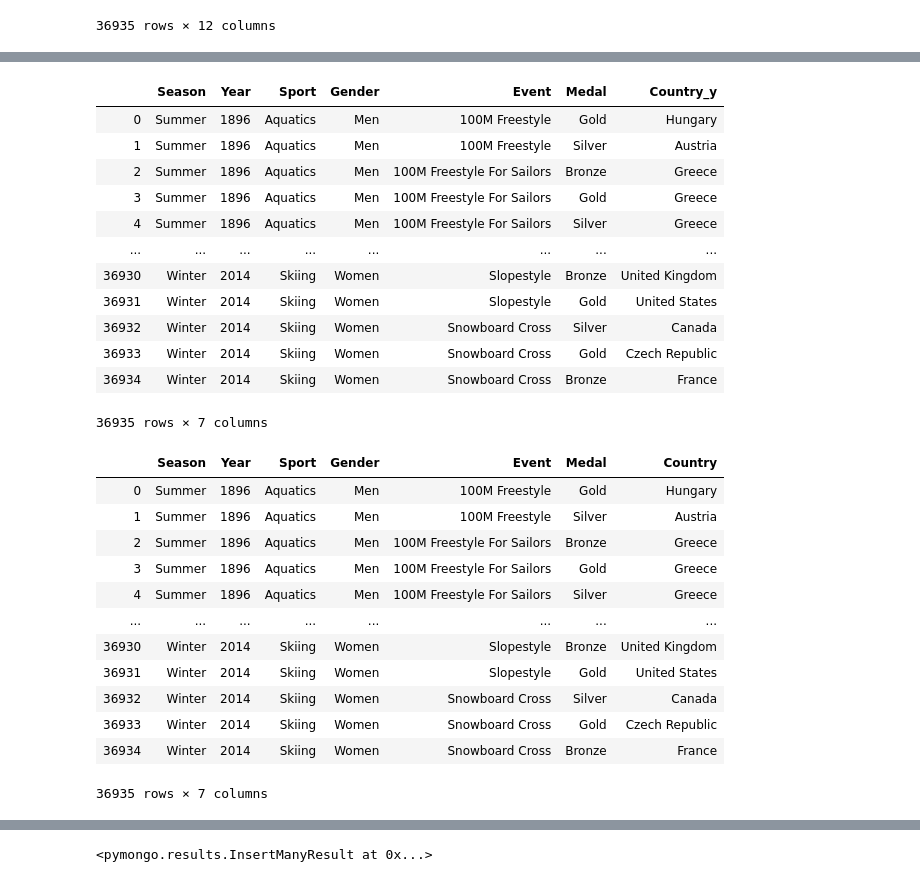
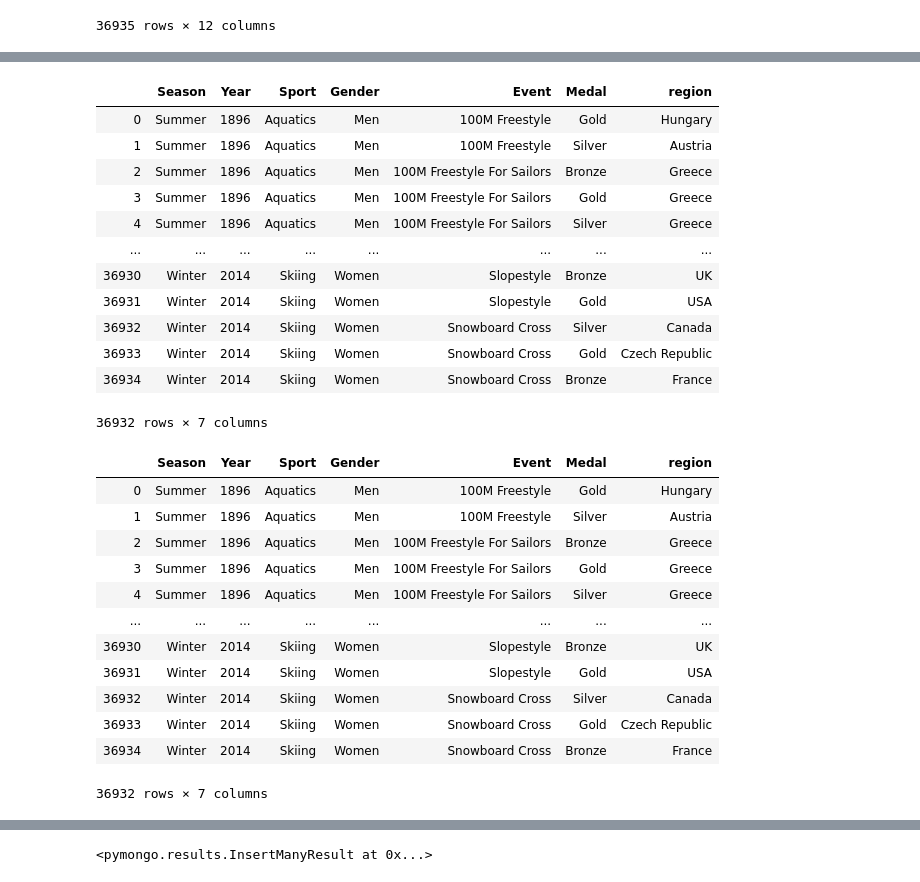
Before and after one commit to CD-JCaro/Olympic-Medal-Dashboard, a Jupyter notebook: Olympic_Sports_and_Medal.ipynb, the cells around one changed output, grey strips where cells are left out. Cells and saved outputs as stored; diff of their text form; code cells hidden in the pictures.

```diff
--- a/Olympic_Sports_and_Medal.ipynb
+++ b/Olympic_Sports_and_Medal.ipynb
@@ -80,0 +187,4 @@ merged_summer_winter_dictionary_data
+# %%
+# Append noc_additional_data to noc_region_data dataframe
+new_noc_regions_data = noc_regions_data.append(noc_additional_data, ignore_index=True)
+new_noc_regions_data
@@ -80,0 +205,3 @@ merged_summer_winter_dictionary_data
+# %%
+merged_summer_winter_noc_regions_data = pd.merge(summer_winter_data, new_noc_regions_data[['NOC', 'region']], how='left', left_on='Country', right_on='NOC')
+merged_summer_winter_noc_regions_data
@@ -80,0 +248,3 @@ merged_summer_winter_dictionary_data
+# %%
+#Update verified country data for athlete
+merged_summer_winter_noc_regions_data.at[31110,'region'] = 'Russia'
@@ -80,0 +258,3 @@ merged_summer_winter_dictionary_data
+# %%
+#Drop rows with athletes pending medals
+merged_summer_winter_noc_regions_data = merged_summer_winter_noc_regions_data.dropna(subset=['region'])
@@ -81,36 +278,36 @@ merged_summer_winter_dictionary_data
 # %%
 # Remove non-essential columns
-column_modification = merged_summer_winter_dictionary_data.drop(columns=['City', 'Discipline', 'Athlete',	'Country_x', 'Code'])
+column_modification = merged_summer_winter_noc_regions_data.drop(columns=['City', 'Discipline', 'Athlete', 'Country', 'NOC'])
 column_modification
 # %% [output]
-|  | Season | Year | Sport | Gender | Event | Medal | Country_y |
+|  | Season | Year | Sport | Gender | Event | Medal | region |
 | 0 | Summer | 1896 | Aquatics | Men | 100M Freestyle | Gold | Hungary |
 | 1 | Summer | 1896 | Aquatics | Men | 100M Freestyle | Silver | Austria |
 | 2 | Summer | 1896 | Aquatics | Men | 100M Freestyle For Sailors | Bronze | Greece |
 | 3 | Summer | 1896 | Aquatics | Men | 100M Freestyle For Sailors | Gold | Greece |
 | 4 | Summer | 1896 | Aquatics | Men | 100M Freestyle For Sailors | Silver | Greece |
 | ... | ... | ... | ... | ... | ... | ... | ... |
-| 36930 | Winter | 2014 | Skiing | Women | Slopestyle | Bronze | United Kingdom |
-| 36931 | Winter | 2014 | Skiing | Women | Slopestyle | Gold | United States |
+| 36930 | Winter | 2014 | Skiing | Women | Slopestyle | Bronze | UK |
+| 36931 | Winter | 2014 | Skiing | Women | Slopestyle | Gold | USA |
 | 36932 | Winter | 2014 | Skiing | Women | Snowboard Cross | Silver | Canada |
 | 36933 | Winter | 2014 | Skiing | Women | Snowboard Cross | Gold | Czech Republic |
 | 36934 | Winter | 2014 | Skiing | Women | Snowboard Cross | Bronze | France |
-36935 rows × 7 columns
+36932 rows × 7 columns
 # %%
 # Rename "Country_y" column to "Country"
-olympic_data = column_modification.rename(columns={'Country_y': 'Country'})
+olympic_data = column_modification.rename(columns={'Region': 'Country'})
 olympic_data
 # %% [output]
-|  | Season | Year | Sport | Gender | Event | Medal | Country |
+|  | Season | Year | Sport | Gender | Event | Medal | region |
 | 0 | Summer | 1896 | Aquatics | Men | 100M Freestyle | Gold | Hungary |
 | 1 | Summer | 1896 | Aquatics | Men | 100M Freestyle | Silver | Austria |
 | 2 | Summer | 1896 | Aquatics | Men | 100M Freestyle For Sailors | Bronze | Greece |
 | 3 | Summer | 1896 | Aquatics | Men | 100M Freestyle For Sailors | Gold | Greece |
 | 4 | Summer | 1896 | Aquatics | Men | 100M Freestyle For Sailors | Silver | Greece |
 | ... | ... | ... | ... | ... | ... | ... | ... |
-| 36930 | Winter | 2014 | Skiing | Women | Slopestyle | Bronze | United Kingdom |
-| 36931 | Winter | 2014 | Skiing | Women | Slopestyle | Gold | United States |
+| 36930 | Winter | 2014 | Skiing | Women | Slopestyle | Bronze | UK |
+| 36931 | Winter | 2014 | Skiing | Women | Slopestyle | Gold | USA |
 | 36932 | Winter | 2014 | Skiing | Women | Snowboard Cross | Silver | Canada |
 | 36933 | Winter | 2014 | Skiing | Women | Snowboard Cross | Gold | Czech Republic |
 | 36934 | Winter | 2014 | Skiing | Women | Snowboard Cross | Bronze | France |
-36935 rows × 7 columns
+36932 rows × 7 columns
```
Also changed, not shown: parts of 18 cells of this notebook, 3 other files.
